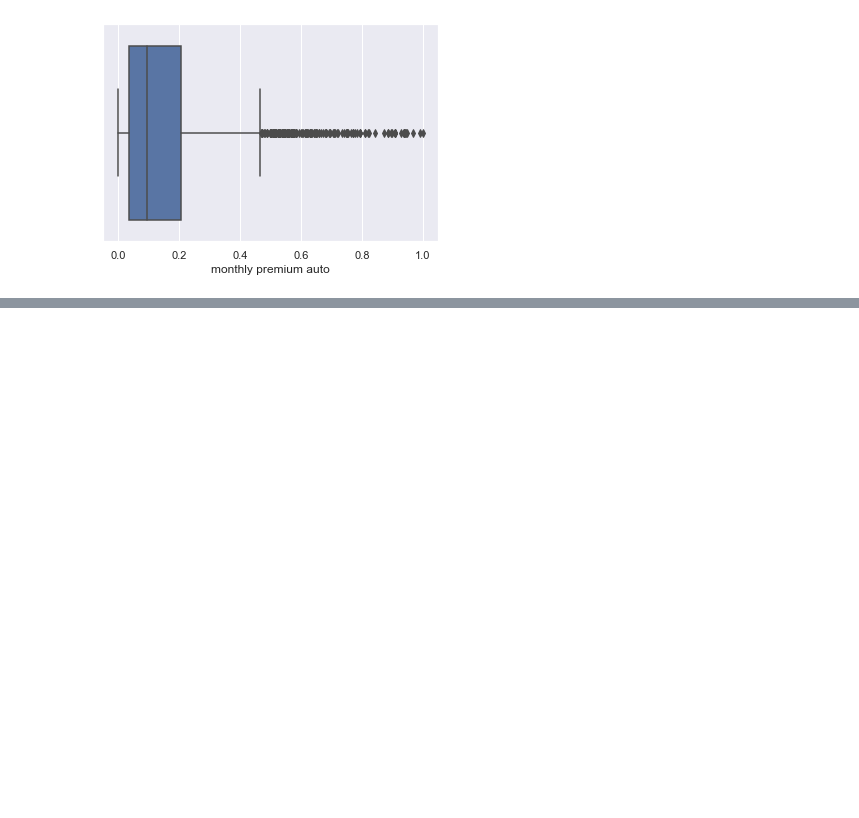
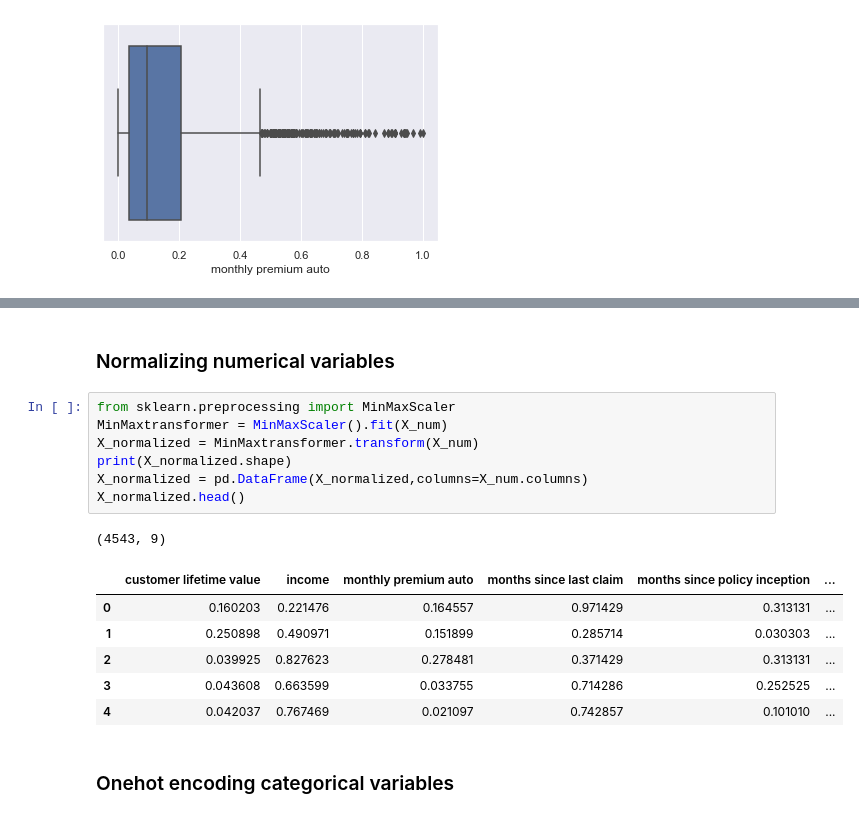
Before and after one commit to Jesus-Almansa/lab-customer-analysis-round-2, a Jupyter notebook: files_for_lab/csv_files/customer_analysis_round5.ipynb, the cells around one changed output, grey strips where cells are left out. Saved outputs shown, nothing was run; the diff lists cells and outputs as text; blank space fills up the shorter version.

```diff
--- a/files_for_lab/csv_files/customer_analysis_round5.ipynb
+++ b/files_for_lab/csv_files/customer_analysis_round5.ipynb
@@ -397,0 +424,19 @@ plt.show()
+# %% [markdown]
+### Normalizing numerical variables
+# %%
+from sklearn.preprocessing import MinMaxScaler
+MinMaxtransformer = MinMaxScaler().fit(X_num)
+X_normalized = MinMaxtransformer.transform(X_num)
+print(X_normalized.shape)
+X_normalized = pd.DataFrame(X_normalized,columns=X_num.columns)
+X_normalized.head()
+# %% [output]
+(4543, 9)
+|  | customer lifetime value | income | monthly premium auto | months since last claim | months since policy inception | ... |
+| 0 | 0.160203 | 0.221476 | 0.164557 | 0.971429 | 0.313131 | ... |
+| 1 | 0.250898 | 0.490971 | 0.151899 | 0.285714 | 0.030303 | ... |
+| 2 | 0.039925 | 0.827623 | 0.278481 | 0.371429 | 0.313131 | ... |
+| 3 | 0.043608 | 0.663599 | 0.033755 | 0.714286 | 0.252525 | ... |
+| 4 | 0.042037 | 0.767469 | 0.021097 | 0.742857 | 0.101010 | ... |
+# %% [markdown]
+### Onehot encoding categorical variables
```
Also changed, not shown: parts of 43 cells of this notebook.
